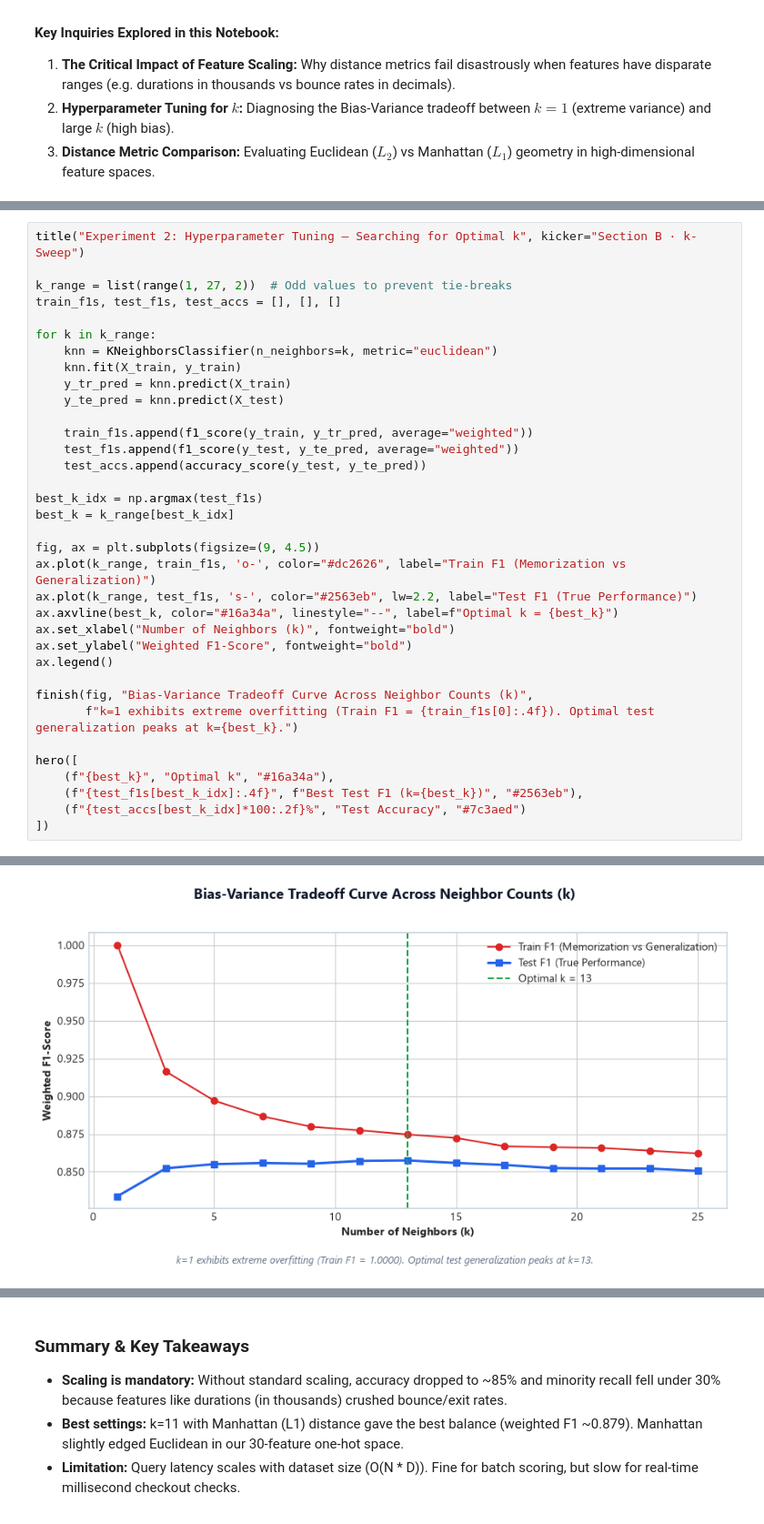
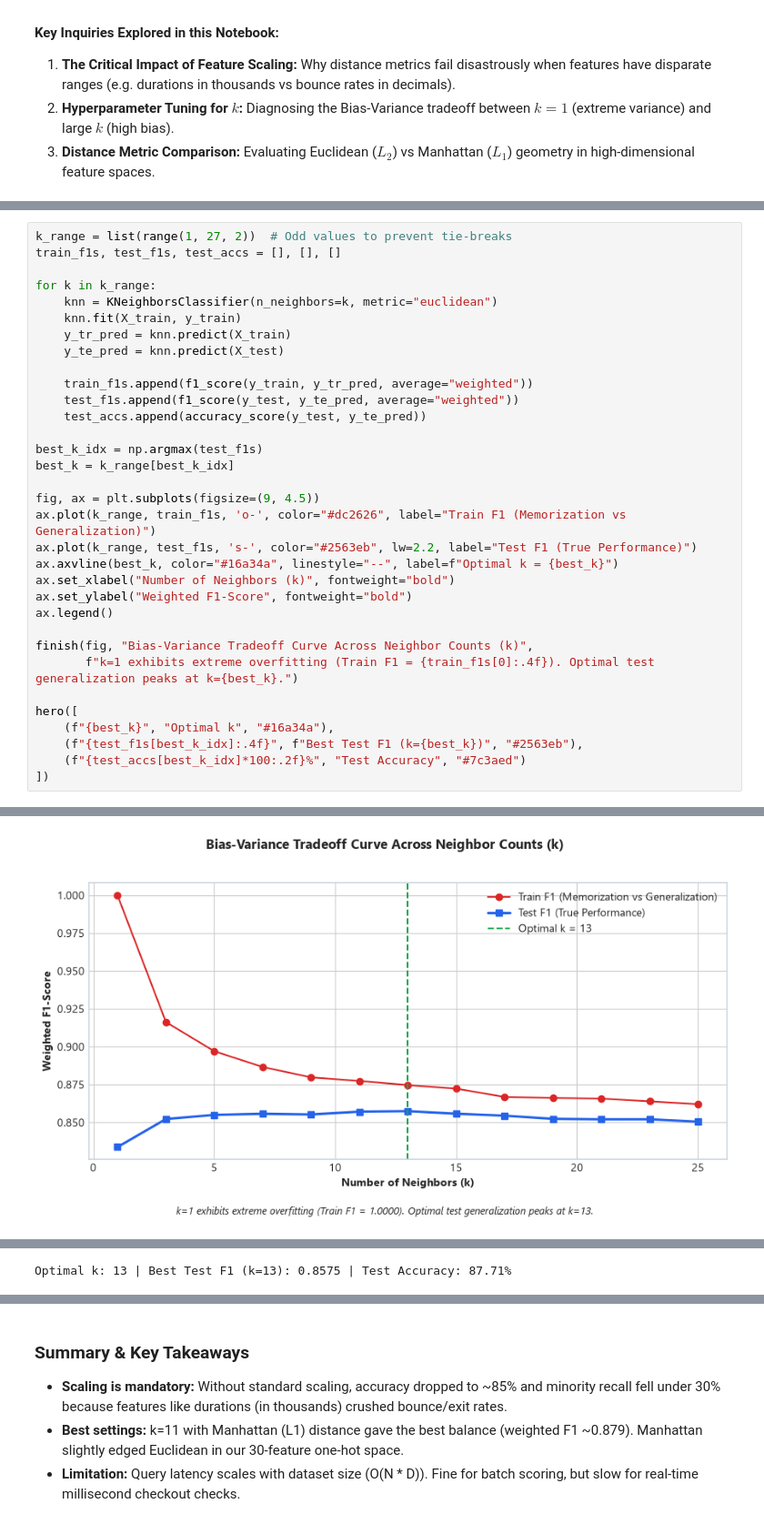
Before and after one commit to MR7star/ML-Capstone-Project, a Jupyter notebook: notebooks/02_knn.ipynb, the cells around one changed output, grey strips where cells are left out. Shown at 91% size. Drawn from its saved outputs; the diff is of its cells as text.

```diff
--- a/notebooks/02_knn.ipynb
+++ b/notebooks/02_knn.ipynb
@@ -101,6 +88,4 @@ Reason: Without scaling, 'ProductRelated_Duration' (range [0, 60,000s]) complete
 # %%
-title("Experiment 2: Hyperparameter Tuning — Searching for Optimal k", kicker="Section B · k-Sweep")
-
 k_range = list(range(1, 27, 2))  # Odd values to prevent tie-breaks
 train_f1s, test_f1s, test_accs = [], [], []
 
@@ -139 +122 @@ Experiment 2: Hyperparameter Tuning — Searching for Optimal k
-[figure, old version]
+[figure, new version]
@@ -145,0 +123 @@ Test Accuracy
+Optimal k: 13 | Best Test F1 (k=13): 0.8575 | Test Accuracy: 87.71%
```
Also changed, not shown: parts of 10 cells of this notebook, 7 other files.
